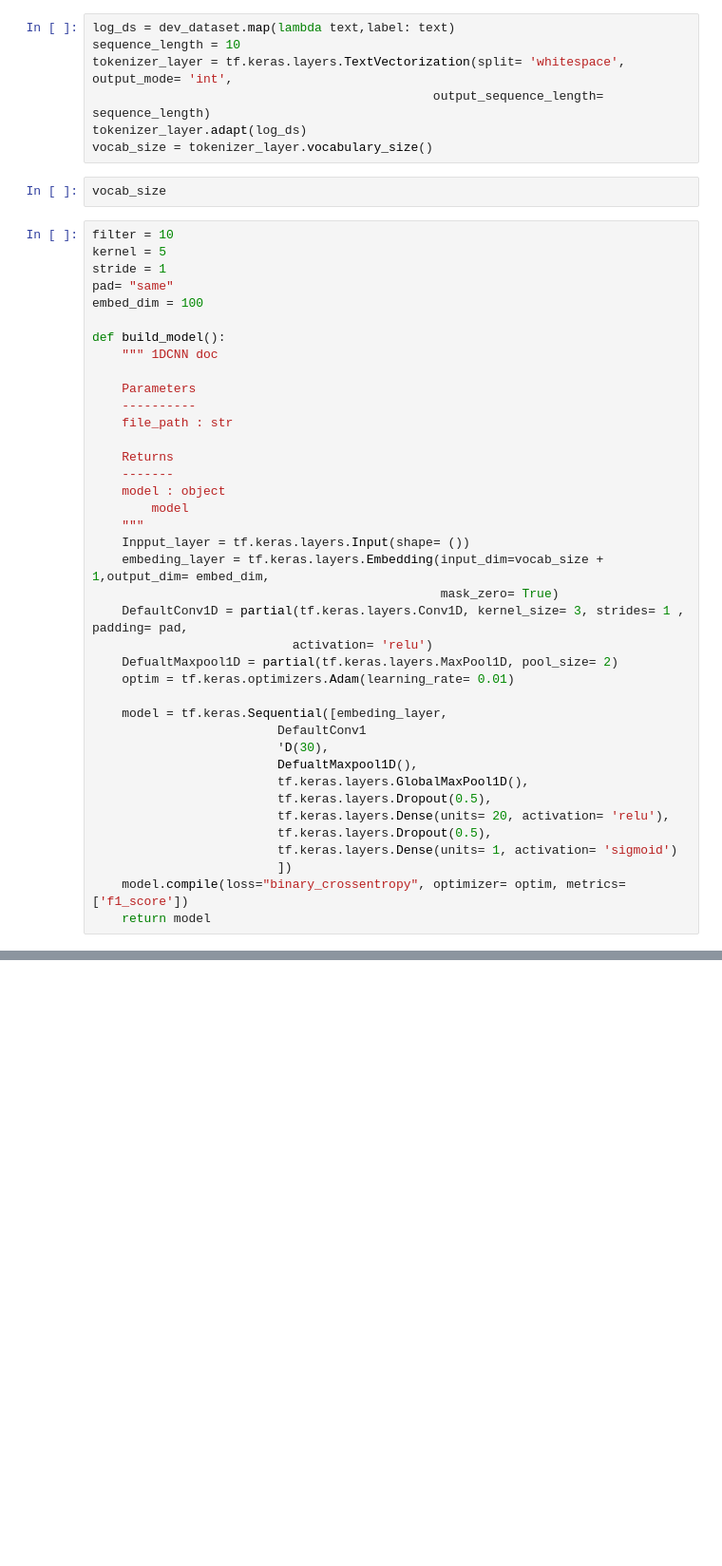
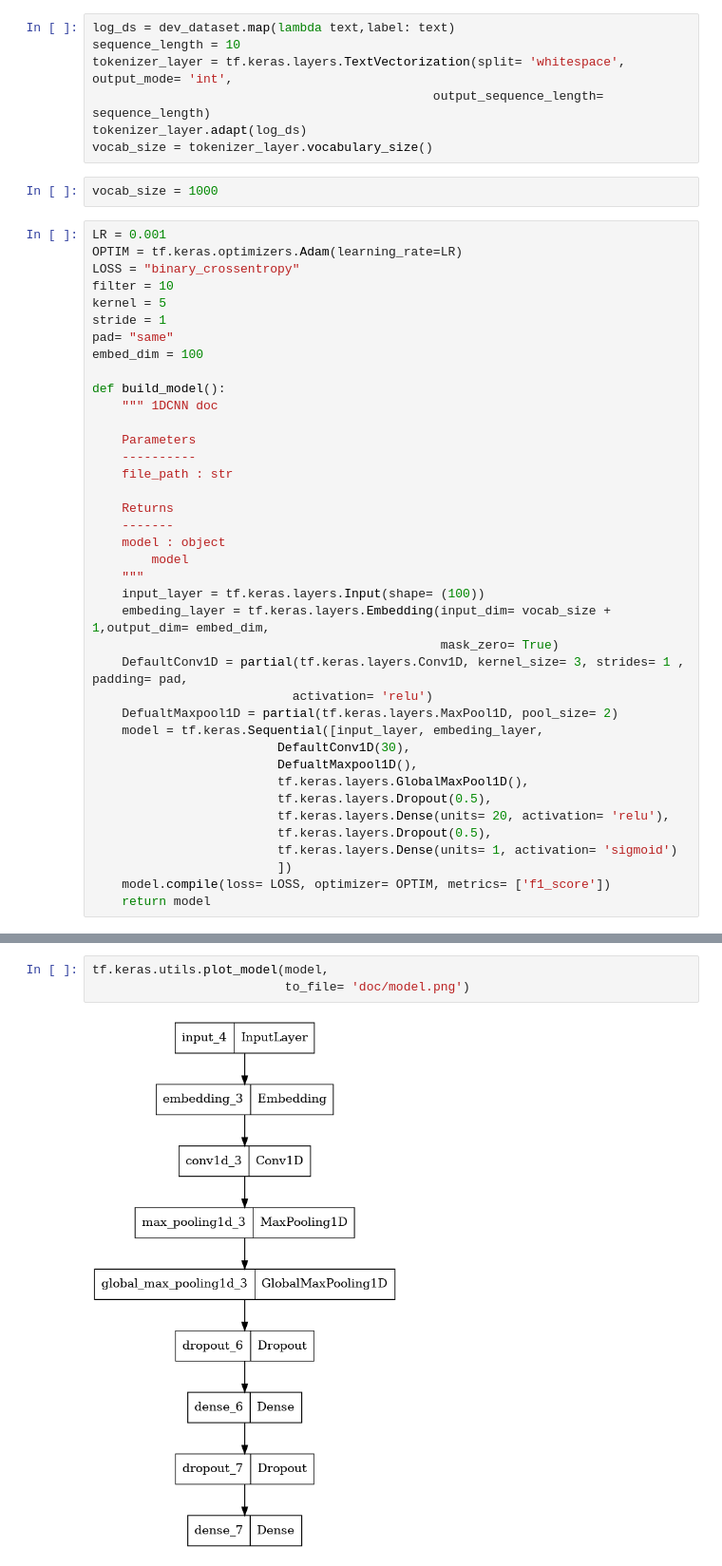
Before and after one commit to rileydrizzy/LogAnomalyDetect, a Jupyter notebook: development/dev.ipynb, the cells around one changed output, grey strips where cells are left out. Shown at 95% size. Saved outputs shown, nothing was run; the diff lists cells and outputs as text; blank space fills up the shorter version.

```diff
--- a/development/dev.ipynb
+++ b/development/dev.ipynb
@@ -98,8 +64,11 @@ tokenizer_layer = tf.keras.layers.TextVectorization(split= 'whitespace', output_
 tokenizer_layer.adapt(log_ds)
 vocab_size = tokenizer_layer.vocabulary_size()
 # %%
-vocab_size
+vocab_size = 1000
 # %%
+LR = 0.001
+OPTIM = tf.keras.optimizers.Adam(learning_rate=LR)
+LOSS = "binary_crossentropy"
 filter = 10
 kernel = 5
 stride = 1
@@ -118,17 +87,14 @@ def build_model():
     model : object
         model
     """
-    Inpput_layer = tf.keras.layers.Input(shape= ())
-    embeding_layer = tf.keras.layers.Embedding(input_dim=vocab_size + 1,output_dim= embed_dim,
+    input_layer = tf.keras.layers.Input(shape= (100))
+    embeding_layer = tf.keras.layers.Embedding(input_dim= vocab_size + 1,output_dim= embed_dim,
                                                mask_zero= True)
     DefaultConv1D = partial(tf.keras.layers.Conv1D, kernel_size= 3, strides= 1 , padding= pad,
                            activation= 'relu')
     DefualtMaxpool1D = partial(tf.keras.layers.MaxPool1D, pool_size= 2)
-    optim = tf.keras.optimizers.Adam(learning_rate= 0.01)
-
-    model = tf.keras.Sequential([embeding_layer,
-                         DefaultConv1
-                         'D(30),
+    model = tf.keras.Sequential([input_layer, embeding_layer,
+                         DefaultConv1D(30),
                          DefualtMaxpool1D(),
                          tf.keras.layers.GlobalMaxPool1D(),
                          tf.keras.layers.Dropout(0.5),
@@ -136,7 +102,7 @@ def build_model():
                          tf.keras.layers.Dropout(0.5),
                          tf.keras.layers.Dense(units= 1, activation= 'sigmoid')
                          ])
-    model.compile(loss="binary_crossentropy", optimizer= optim, metrics= ['f1_score'])
+    model.compile(loss= LOSS, optimizer= OPTIM, metrics= ['f1_score'])
     return model
 # %%
 model = build_model()
@@ -143,0 +128,5 @@ model.summary()
+# %%
+tf.keras.utils.plot_model(model,
+                          to_file= 'doc/model.png')
+# %% [output]
+[figure, added]
```
Also changed, not shown: parts of 10 cells of this notebook, 10 other files.
